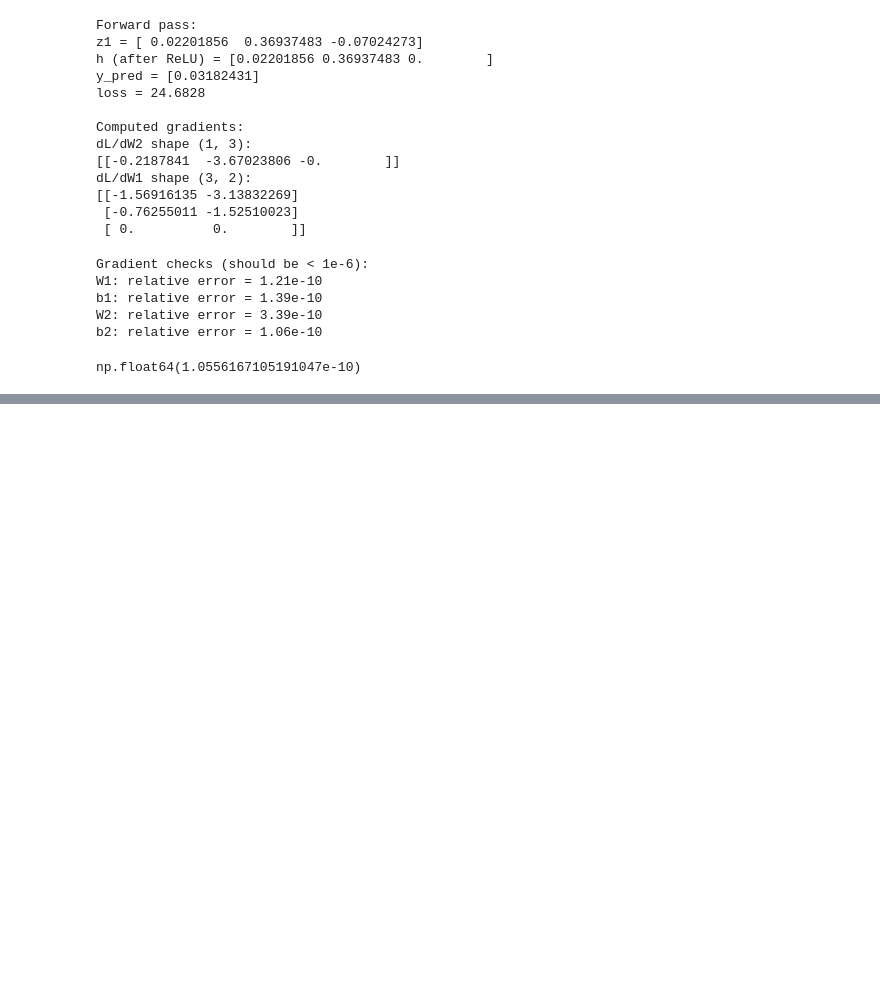
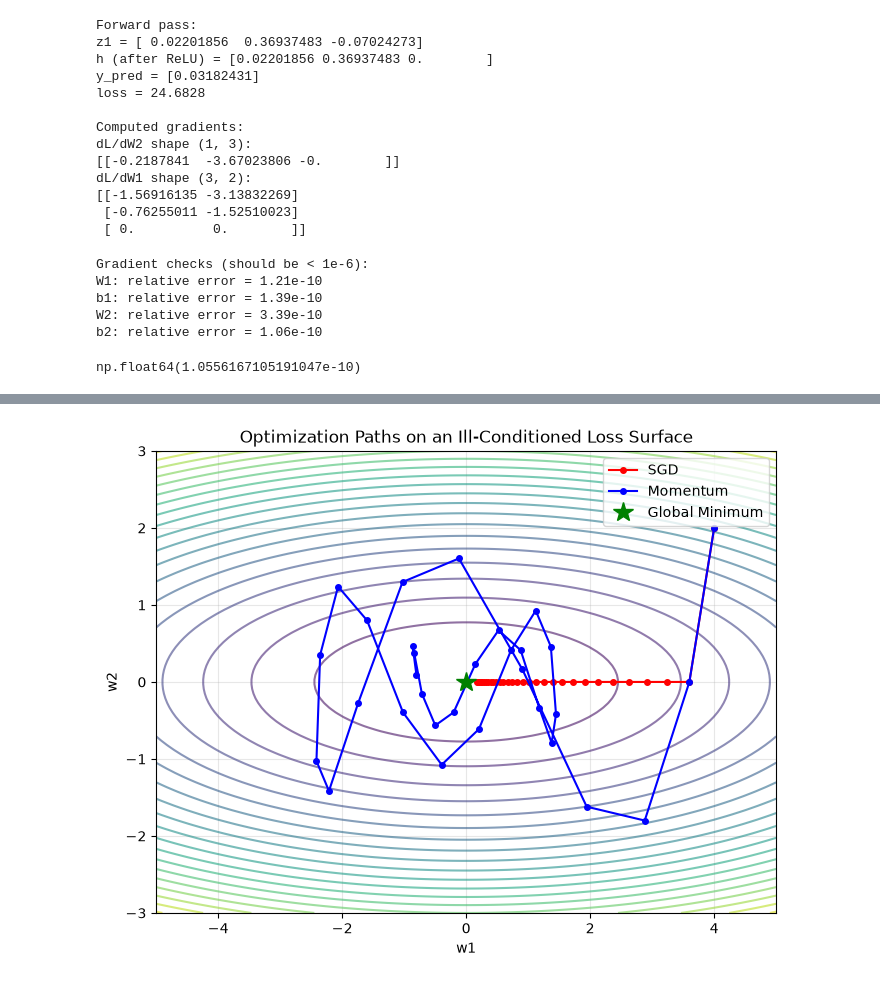
Before and after one commit to Girish011/aifromscratch_code, a Jupyter notebook: 1.2_calculus_optimization.ipynb, the cells around one changed output, grey strips where cells are left out. Saved outputs shown, nothing was run; the diff lists cells and outputs as text; code cells hidden in the pictures; blank space fills up the shorter version.

```diff
--- a/1.2_calculus_optimization.ipynb
+++ b/1.2_calculus_optimization.ipynb
@@ -256,0 +437,51 @@ np.float64(1.0556167105191047e-10)
+# %%
+# Visualize the Loss Landscape and Optimizer Paths
+
+# Create a simple 2D loss function: L(w1, w2) = w1^2 + 10*w2^2 (elliptical bowl)
+def loss_2d(W):
+    return W[0]**2 + 10 * W[1]**2
+
+def grad_2d(W):
+    return np.array([2*W[0], 20*W[1]])
+
+# Optimize from same starting point with different methods
+start = np.array([4.0, 2.0])
+
+def optimize_2d(start, method='sgd', lr=0.05, n_steps=30):
+    W = start.copy()
+    path = [W.copy()]
+    v = np.zeros(2) if method == 'momentum' else None
+    for _ in range(n_steps):
+        g = grad_2d(W)
+        if method == 'momentum':
+            v = 0.9 * v - lr * g
+            W += v
+        else:
+            W -= lr * g
+        path.append(W.copy())
+    return np.array(path)
+
+path_sgd = optimize_2d(start, 'sgd', lr=0.05)
+path_mom = optimize_2d(start, 'momentum', lr=0.05)
+
+# Plot contours and paths
+w1 = np.linspace(-5, 5, 100)
+w2 = np.linspace(-3, 3, 100)
+W1, W2 = np.meshgrid(w1, w2)
+Z = W1**2 + 10*W2**2
+
+plt.figure(figsize=(8, 6))
+plt.contour(W1, W2, Z, levels=20, cmap='viridis', alpha=0.6)
+plt.plot(path_sgd[:, 0], path_sgd[:, 1], 'r-o', markersize=4, label='SGD')
+plt.plot(path_mom[:, 0], path_mom[:, 1], 'b-o', markersize=4, label='Momentum')
+plt.plot(0, 0, 'g*', markersize=15, label='Global Minimum')
+plt.xlabel('w1'); plt.ylabel('w2')
+plt.legend()
+plt.title('Optimization Paths on an Ill-Conditioned Loss Surface')
+plt.grid(True, alpha=0.3)
+plt.show()
+
+# Key lesson: SGD zig-zags in narrow valleys. Momentum smooths the path.
+# the graph is a visual demo that momentum helps on ill-conditioned (ravine-like) loss landscapes.
+# %% [output]
+[figure, added]
```
Also changed, not shown: parts of 10 cells of this notebook.
